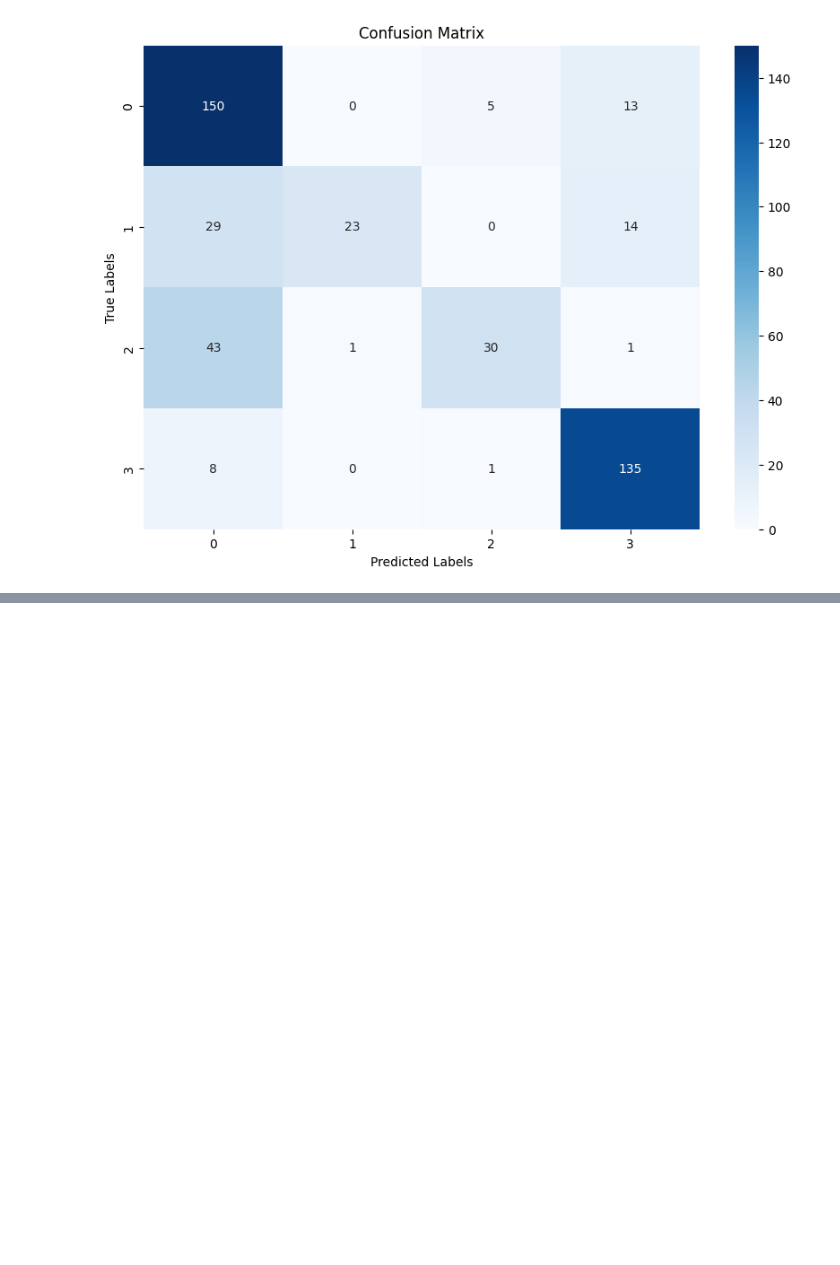
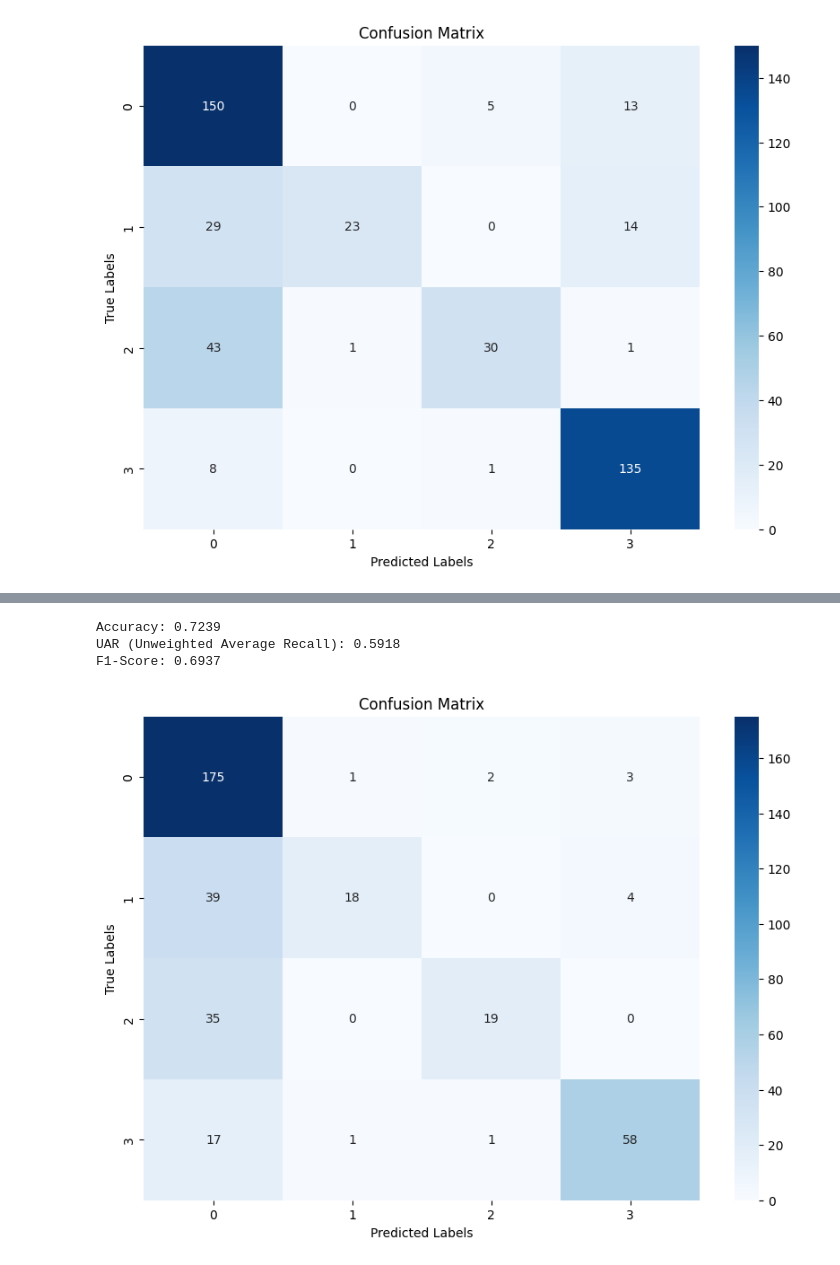
Before and after one commit to wasef-c/EmoSpeech, a Jupyter notebook: QWEN/evaluate.ipynb, the cells around one changed output, grey strips where cells are left out. Saved outputs shown, nothing was run; the diff lists cells and outputs as text; code cells hidden in the pictures; blank space fills up the shorter version.

Commit message:
full qwen results

```diff
--- a/QWEN/evaluate.ipynb
+++ b/QWEN/evaluate.ipynb
@@ -114,0 +153,38 @@ F1-Score: 0.7220
+# %%
+import pandas as pd
+import matplotlib.pyplot as plt
+import seaborn as sns
+from sklearn.metrics import accuracy_score, f1_score, recall_score, confusion_matrix
+
+csv_file = r"D:\Documents\MASC\NLP_EMO\EmoSpeech\QWEN\emotion_results_937_trainsplit_e40.csv"  # Replace with your CSV file path
+data = pd.read_csv(csv_file)
+
+# Extract "Label" and "Mapped Value" columns
+true_labels = data["Label"].astype(int)
+predicted_labels = data["Mapped Value"].astype(int)
+
+# Calculate metrics
+accuracy = accuracy_score(true_labels, predicted_labels)
+f1 = f1_score(true_labels, predicted_labels, average='weighted')  # Use 'macro' for unweighted F1
+uar = recall_score(true_labels, predicted_labels, average='macro')  # Macro-average Recall is UAR
+
+# Print the metrics
+print(f"Accuracy: {accuracy:.4f}")
+print(f"UAR (Unweighted Average Recall): {uar:.4f}")
+print(f"F1-Score: {f1:.4f}")
+
+# Create confusion matrix
+conf_matrix = confusion_matrix(true_labels, predicted_labels)
+
+# Plot confusion matrix
+plt.figure(figsize=(10, 7))
+sns.heatmap(conf_matrix, annot=True, fmt="d", cmap="Blues", xticklabels=[0, 1, 2, 3], yticklabels=[0, 1, 2, 3])
+plt.title("Confusion Matrix")
+plt.xlabel("Predicted Labels")
+plt.ylabel("True Labels")
+plt.show()
+# %% [output]
+Accuracy: 0.7239
+UAR (Unweighted Average Recall): 0.5918
+F1-Score: 0.6937
+[figure, added]
```
Also changed, not shown: parts of 3 cells of this notebook.
